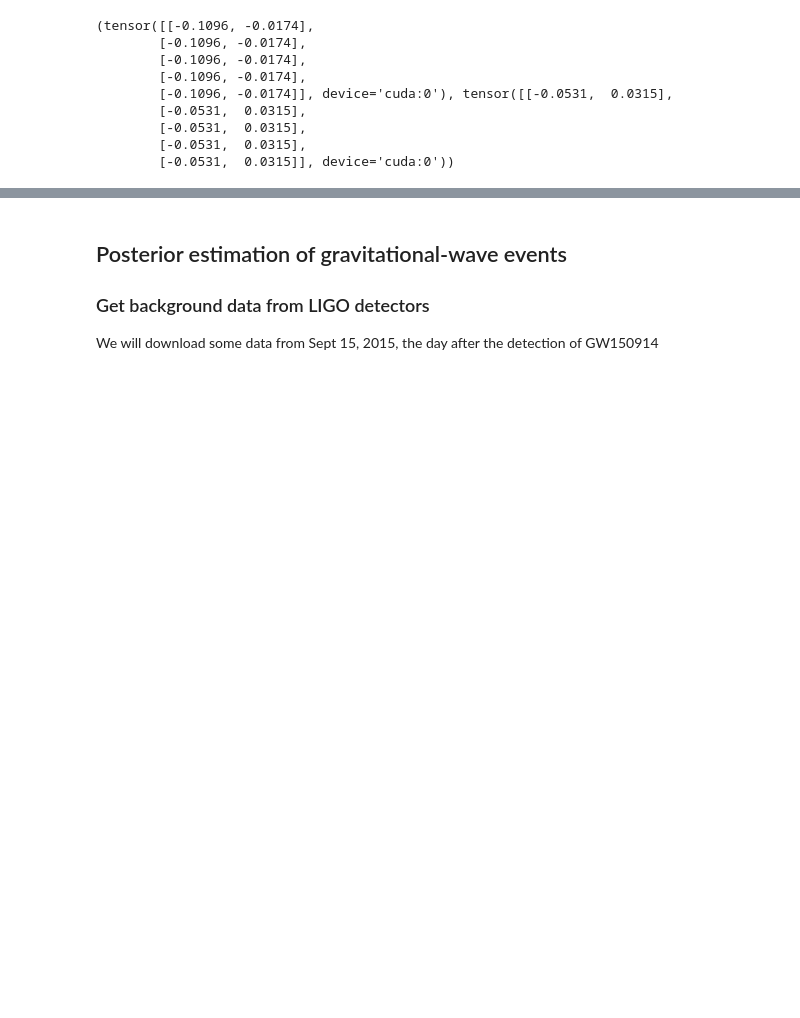
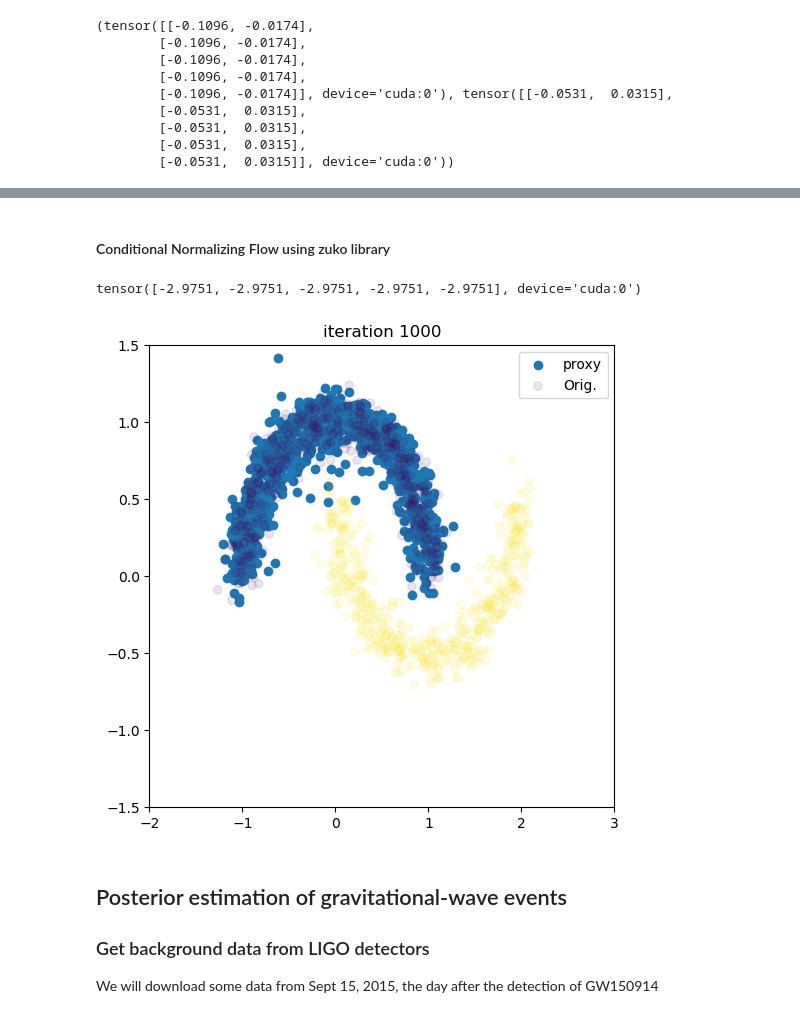
Before and after one commit to ML4GW/ml4gw, a Jupyter notebook: docs/tutorials/ml4gw_lfi_tutorial.ipynb, the cells around one changed output, grey strips where cells are left out. Saved outputs shown, nothing was run; the diff lists cells and outputs as text; code cells hidden in the pictures; blank space fills up the shorter version.

```diff
--- a/docs/tutorials/ml4gw_lfi_tutorial.ipynb
+++ b/docs/tutorials/ml4gw_lfi_tutorial.ipynb
@@ -285,0 +289,2 @@ for i in tqdm(range(num_iter)):
+# %% [markdown]
+#### Conditional Normalizing Flow using zuko library
@@ -286,3 +300,34 @@ for i in tqdm(range(num_iter)):
+# %%
+# testing the flow
+with torch.no_grad():
+    dist = flow(torch.ones(5, 1, device=device))
+    print(dist.log_prob(torch.ones(5, 2, device=device)))
+# %% [output]
+tensor([-2.9751, -2.9751, -2.9751, -2.9751, -2.9751], device='cuda:0')
+# %%
+optimizer = optim.Adam(flow.parameters(), lr=1e-4)
+
+num_iter = 1000
+for i in tqdm(range(num_iter)):
+    optimizer.zero_grad()
+    loss = -flow(labels).log_prob(samples)
+    loss = loss.mean()
+    loss.backward()
+    optimizer.step()
+
+    if (i + 1) % 100 == 0:
+        inference_label = ((i + 1) // 100) % 2  # alternate between modes
+        with torch.no_grad():
+            samples_one = flow(
+                torch.tensor([inference_label,]).to(dtype=torch.float32, device=device)
+            ).sample(torch.Size([1000,])).cpu().numpy()
+
+        live_plot(samples_one[:,0], samples_one[:,1], i + 1, labels=labels.cpu())
+        plt.xlim((-2.0, 3.0))
+        plt.ylim((-1.5, 1.5))
+        plt.show()
+# %% [output]
+[figure, added]
 # %% [markdown]
 ## Posterior estimation of gravitational-wave events
 
```
Also changed, not shown: parts of 13 cells of this notebook.
